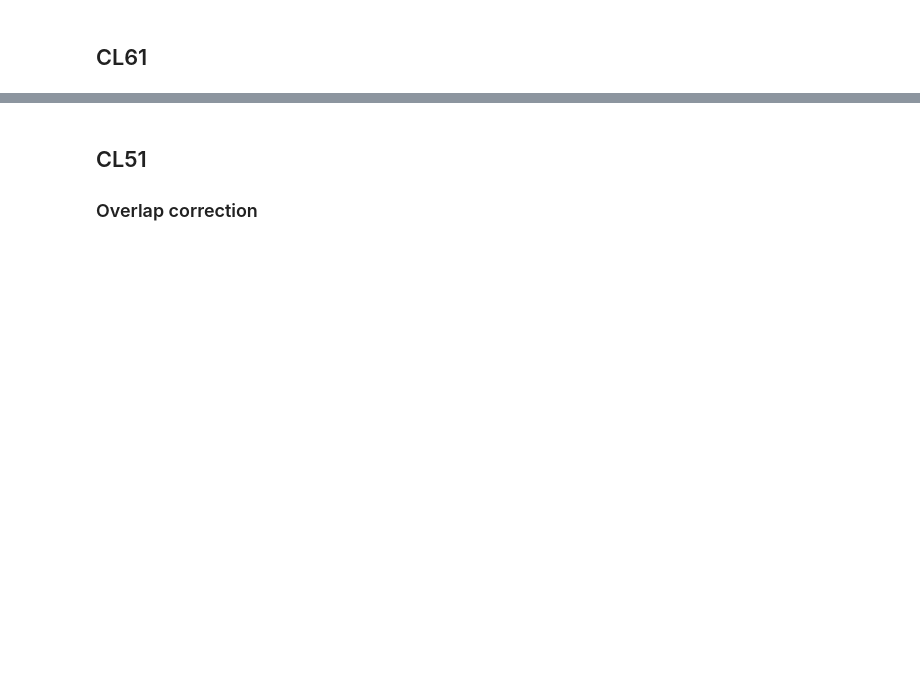
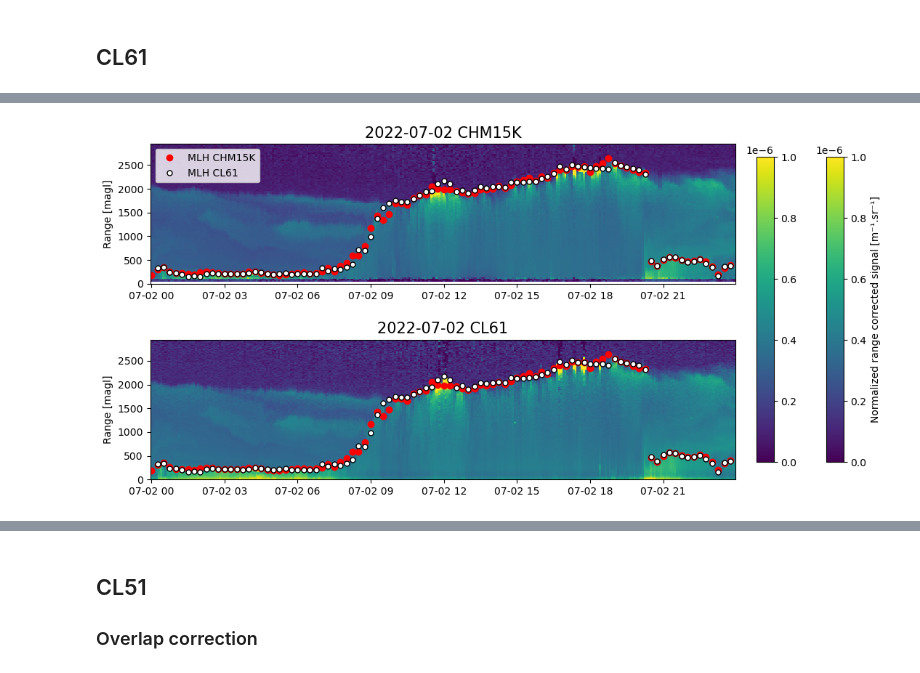
Before and after one commit to ACTRIS-CCRES/ALC-training-school, a Jupyter notebook: stratfinder_preprocessing.ipynb, the cells around one changed output, grey strips where cells are left out. Cells and saved outputs as stored; diff of their text form; code cells hidden in the pictures; blank space fills up the shorter version.

```diff
--- a/stratfinder_preprocessing.ipynb
+++ b/stratfinder_preprocessing.ipynb
@@ -43,10 +47,5 @@ path_data = "/data/ACTRIS-CCRES/abl_heights"
 # %%
-#3
-### --------- Input file : L1 -----------
-# L1 Format : E-Profile => might be different from Actris L1
-
-
-
+#4
 ### =========== CHM15k ============
 # The CHM15k provide attenuated backscatter from around 100m to 15km => it has a near-range blind zone and an incomplete overlap zone which requires a correction
 
@@ -71,5 +70,5 @@ signal_2022_07_06_palaiseau = xr.open_mfdataset(f"{path_data}/eprofile_BSC_STRAT
 MLH_raw_signal = xr.open_mfdataset(f"{path_data}/eprofile_1a_LpalaiseauIchm15k_v01_20220704_000011_1440_L2A_noov.nc").to_dataframe()
 MLH_corrected_signal = xr.open_mfdataset(f"{path_data}/eprofile_L2B_STRATFINDER_palaiseau_chm15k-B_v01_20220704.nc").to_dataframe()
 MLH_2022_07_06_palaiseau = xr.open_mfdataset(f"{path_data}/eprofile_L2B_STRATFINDER_palaiseau_chm15k-B_v01_20220706.nc").to_dataframe()
-MLH_paris = xr.open_dataset(f"{path_data}/eprofile_1a_LqualairIchm15k_v01_20220702_000011_1440_L2A_140m.nc").to_dataframe()
+MLH_CHM15k = xr.open_dataset(f"{path_data}/eprofile_1a_LqualairIchm15k_v01_20220702_000011_1440_L2A_140m.nc").to_dataframe()
 # %%
@@ -341,21 +345,19 @@ Name: MLH, Length: 1440, dtype: float32
 # %%
-#
+#15
 ### Make data easier to exploit and lighter
 
 # CL61 Raw signal
-pivot_L1_CL61 = from_df_to_pivot(L1_CL61, "rcs_0", 1)
-pivot_L1_CL61 = pivot_L1_CL61.loc[:3000]
+L1_CL61 = from_df_to_pivot(L1_CL61, "rcs_0", 1)
+L1_CL61 = L1_CL61.loc[:3000]
 
 # CL61 Mixed Layer Height
-#MLH_CL61 = MLH_CL61.droplevel("station_name")
-#MLH_CL61 = MLH_CL61.droplevel("station")
+MLH_CL61 = MLH_CL61.droplevel("station")
 MLH_CL61 = MLH_CL61.MLH.resample("15min").mean()
 
 # CHM15k Paris
-pivot_signal_paris = from_df_to_pivot(corrected_signal_chm_paris, "beta", 1)
-pivot_signal_paris = pivot_signal_paris.loc[:3000]
+corrected_signal_chm_paris = from_df_to_pivot(corrected_signal_chm_paris, "beta", 1)
+corrected_signal_chm_paris = corrected_signal_chm_paris.loc[:3000]
 
 # MLH Paris
-#MLH_CHM15k = MLH_paris.droplevel("station_name")
-MLH_CHM15k = MLH_paris.droplevel("station")
-MLH_CHM15k = MLH_paris.MLH.resample("15min").mean()
+MLH_CHM15k = MLH_CHM15k.droplevel("station")
+MLH_CHM15k = MLH_CHM15k.MLH.resample("15min").mean()
@@ -369,23 +384,28 @@ pivot_L1_CL61
 # %%
-#
+#17
+# Plot CL61
+
+show_MLH = 1
+zoom = 0
+
 date_ = date(2022, 7, 2)
-field1 = pivot_signal_paris
-field2 = pivot_L1_CL61
+field1 = corrected_signal_chm_paris
+field2 = L1_CL61
 site1 = "CHM15K"
 site2 = "CL61"
 
 data = {
-    #"MLH_CHM15K": list(MLH_paris.MLH),
     "MLH_CHM15K": list(MLH_CHM15k),
-    #"MLH_CL61": list(MLH_CL61.MLH),
     "MLH_CL61": list(MLH_CL61)
 }
 
-df = pd.DataFrame(data, index = MLH_paris.index)
+df = pd.DataFrame(data, index = MLH_CHM15k.index)
 
 vmin1 = 0
 vmin2 = 0
 vmax1 = 1 * 10**-6
 vmax2 = 1 * 10**-6
 
-plot_MLH(date_, field1, field2, site1, site2, df, vmin1, vmin2, vmax1, vmax2, 1, 0, "viridis")
+plot_MLH(date_, field1, field2, site1, site2, df, vmin1, vmin2, vmax1, vmax2, show_MLH, zoom, "viridis")
+# %% [output]
+[figure, added]
```
Also changed, not shown: parts of 39 cells of this notebook, 1 other file.
